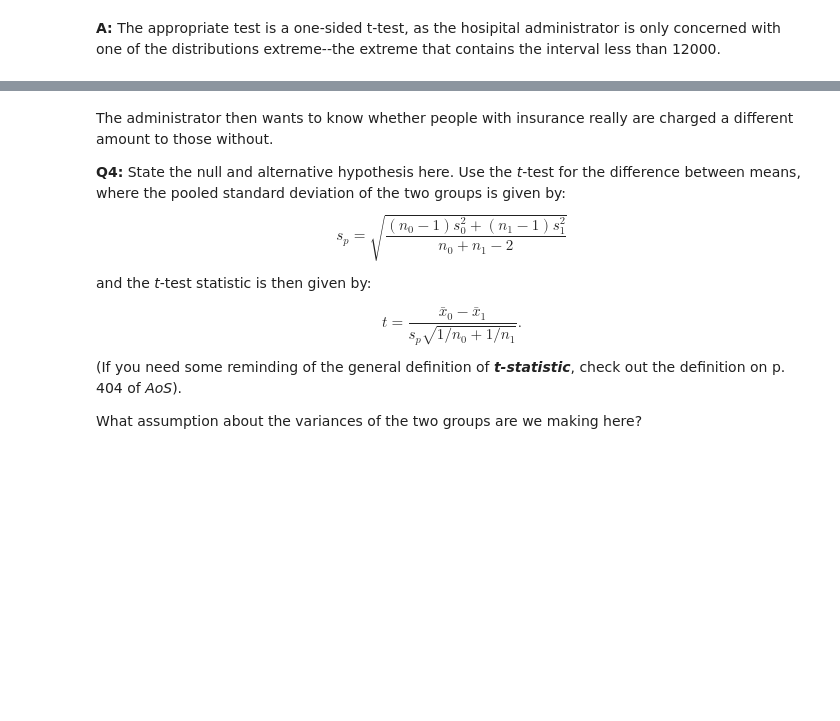
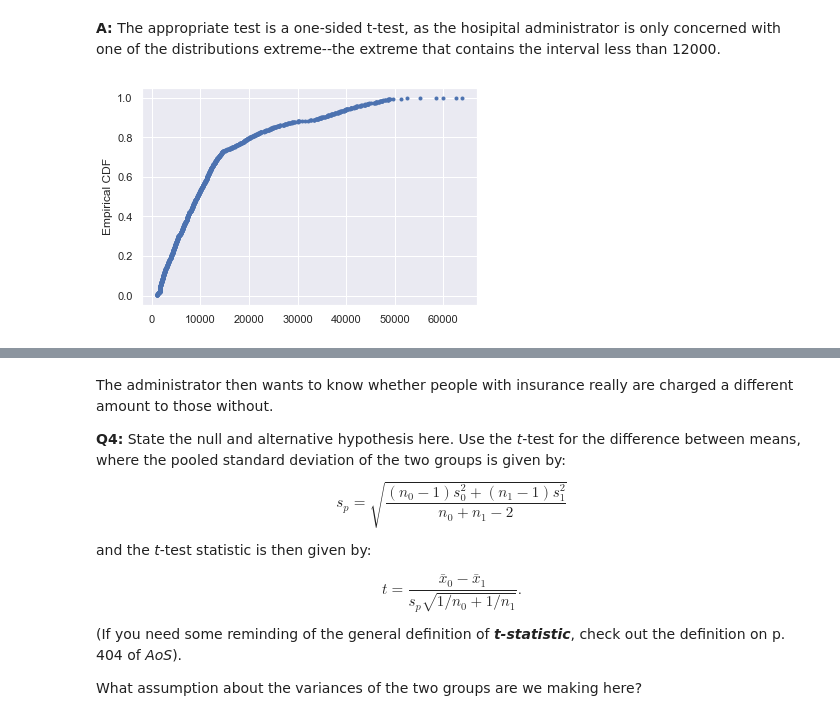
Before and after one commit to allen44/frequentist-inference, a Jupyter notebook: Frequentist Inference Case Study - Part B (2).ipynb, the cells around one changed output, grey strips where cells are left out. Cells and saved outputs as stored; diff of their text form; code cells hidden in the pictures; blank space fills up the shorter version.

```diff
--- a/Frequentist Inference Case Study - Part B (2).ipynb
+++ b/Frequentist Inference Case Study - Part B (2).ipynb
@@ -91,0 +98,23 @@ __A:__ The appropriate test is a one-sided t-test, as the hosipital administrato
+# %%
+# The critical value that corresponds to the charges=12000:
+
+def ecdf(data, plot=False):
+    """Compute ECDF for a one-dimensional array of measurements."""
+    # Number of data points: n
+    n = len(data)
+    # x-data for the ECDF: x
+    x = np.sort(data)
+    # y-data for the ECDF: y
+    y = np.arange(1, n+1) / n
+    if plot==True:
+        # Generate plot
+        _ = plt.plot(x, y, marker = '.', linestyle='none')
+        # Label the axes
+        _ = plt.ylabel('Empirical CDF')
+        # Display the plot
+        plt.show()
+    return x, y
+
+x, y = ecdf(medical['charges'], plot=True)
+# %% [output]
+[figure, added]
```
Also changed, not shown: parts of 16 cells of this notebook.
